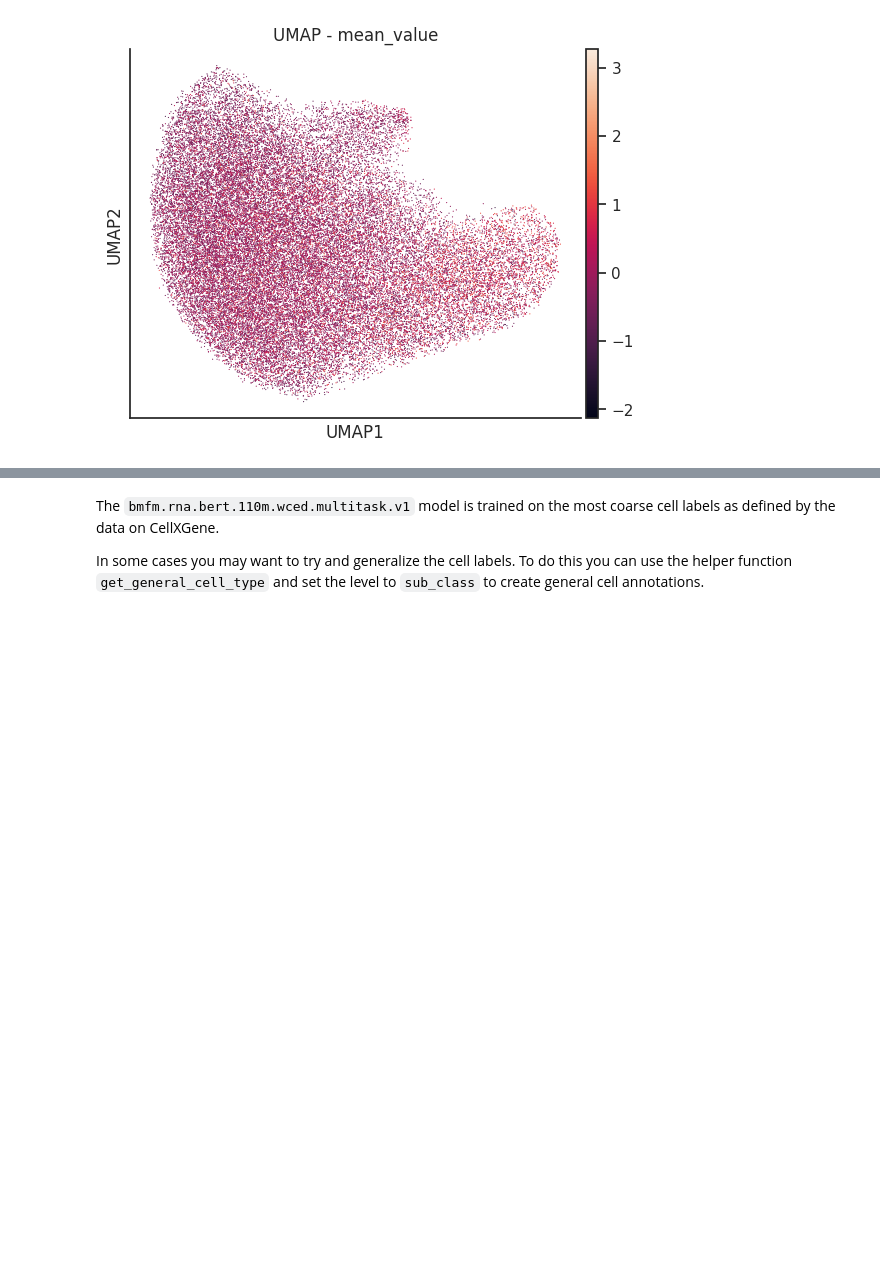
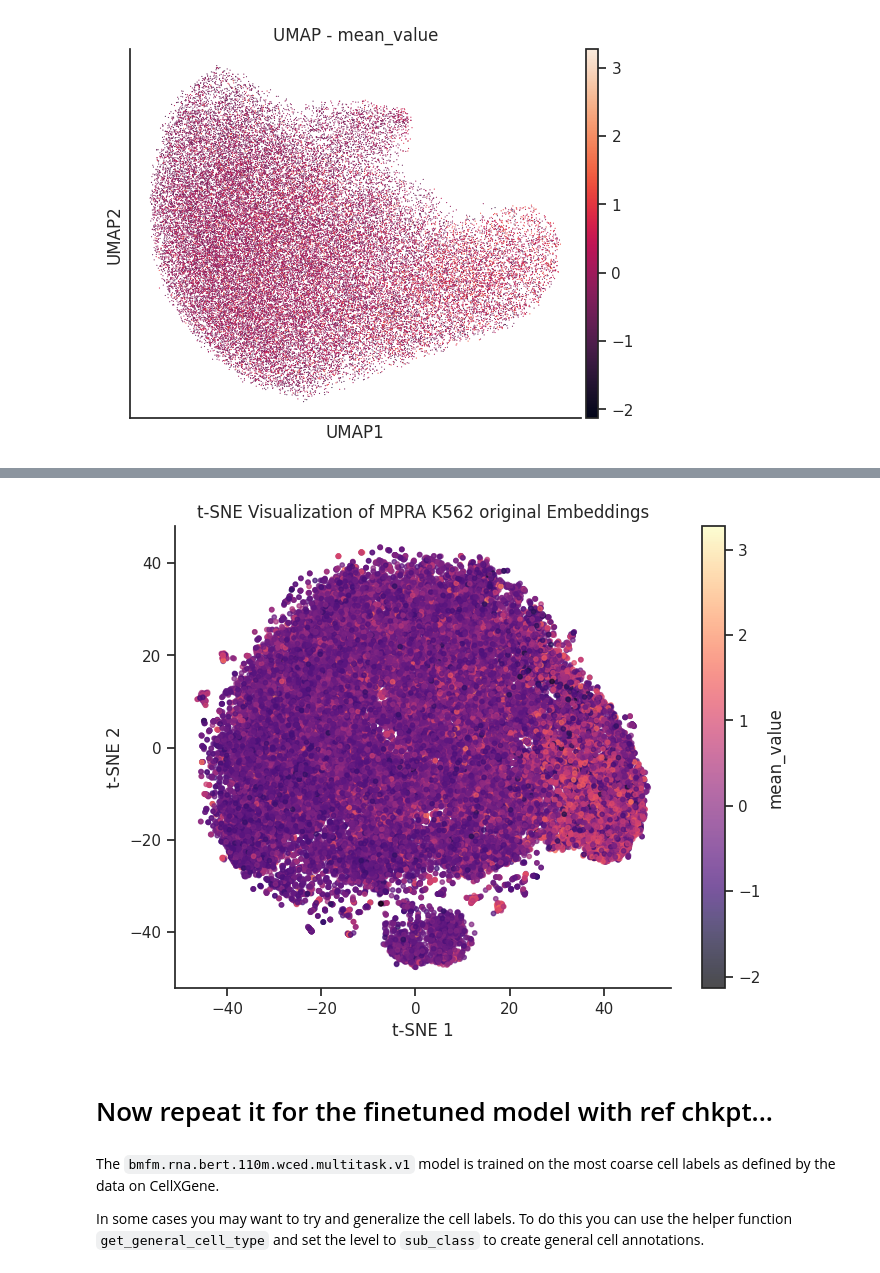
Before and after one commit to BiomedSciAI/biomed-multi-omic, a Jupyter notebook: tutorials/DNA/2_inference_inspection.ipynb, the cells around one changed output, grey strips where cells are left out. Drawn from its saved outputs; the diff is of its cells as text; code cells hidden in the pictures; blank space fills up the shorter version.

Commit message:
added tsne.

```diff
--- a/tutorials/DNA/2_inference_inspection.ipynb
+++ b/tutorials/DNA/2_inference_inspection.ipynb
@@ -138,0 +139,20 @@ plot_embeddings(bmfm_adata, "kmeans")
+# %%
+# Try t_SNE now...
+from sklearn.manifold import TSNE
+
+tsne = TSNE(n_components=2, random_state=42, perplexity=30, learning_rate=200)
+embeddings_2d = tsne.fit_transform(bmfm_adata.X)
+# %%
+# 2. Plot
+plt.figure(figsize=(8, 6))
+colors = bmfm_adata.obs["mean_value"]
+plt.scatter(embeddings_2d[:, 0], embeddings_2d[:, 1], s=10, alpha=0.7, c=colors, cmap="magma")
+plt.title("t-SNE Visualization of MPRA K562 original Embeddings")
+plt.xlabel("t-SNE 1")
+plt.ylabel("t-SNE 2")
+plt.colorbar(label="mean_value")
+plt.show()
+# %% [output]
+[figure, added]
+# %% [markdown]
+# Now repeat it for the finetuned model with ref chkpt...
```
Also changed, not shown: parts of 4 cells of this notebook.
